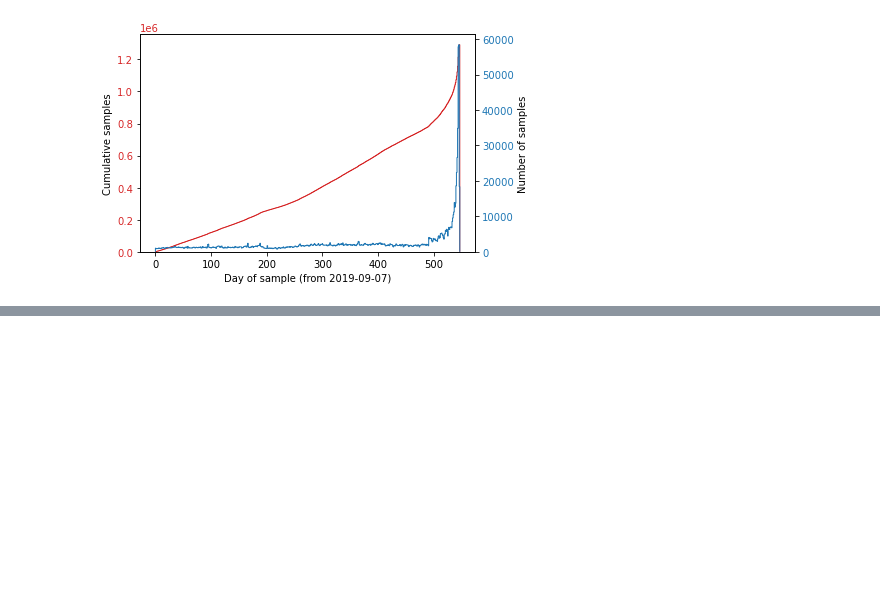
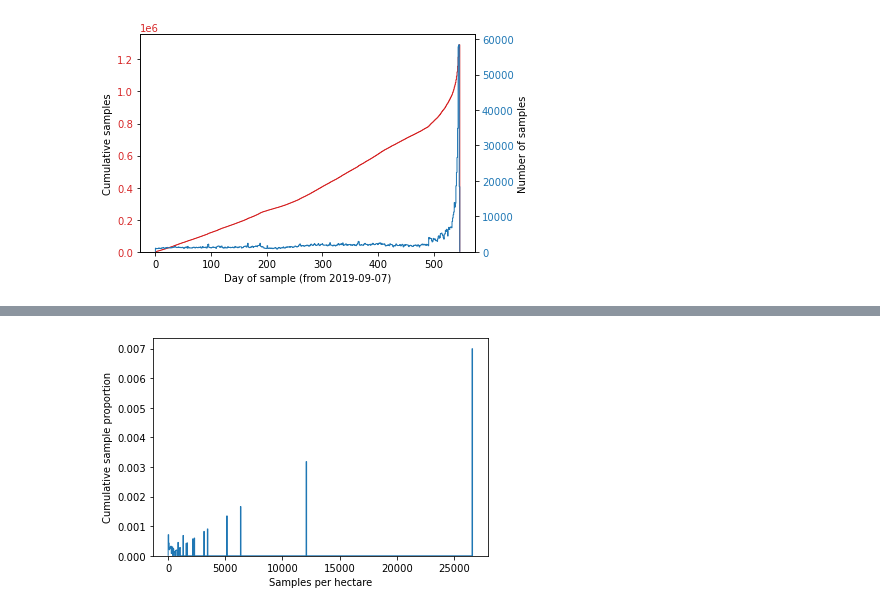
Before and after one commit to CANIS-NAU/Measuring-Mobile-Broadband, a Jupyter notebook: analysis-scripts/skyhook_analysis.ipynb, the cells around one changed output, grey strips where cells are left out. Cells and saved outputs as stored; diff of their text form; code cells hidden in the pictures; blank space fills up the shorter version.

```diff
--- a/analysis-scripts/skyhook_analysis.ipynb
+++ b/analysis-scripts/skyhook_analysis.ipynb
@@ -81,0 +128,10 @@ plt.show()
+# %%
+num_bin = frequency_count_measurement.shape[0]
+fig, cdf_ax = plt.subplots()
+cdf_ax.hist(frequency_count_measurement, num_bin, weights=frequency_count_measurement, density=True, histtype='step')
+plt.ylabel("Cumulative sample proportion")
+plt.xlabel("Samples per hectare")
+
+plt.show()
+# %% [output]
+[figure, added]
```
Also changed, not shown: parts of 8 cells of this notebook.
